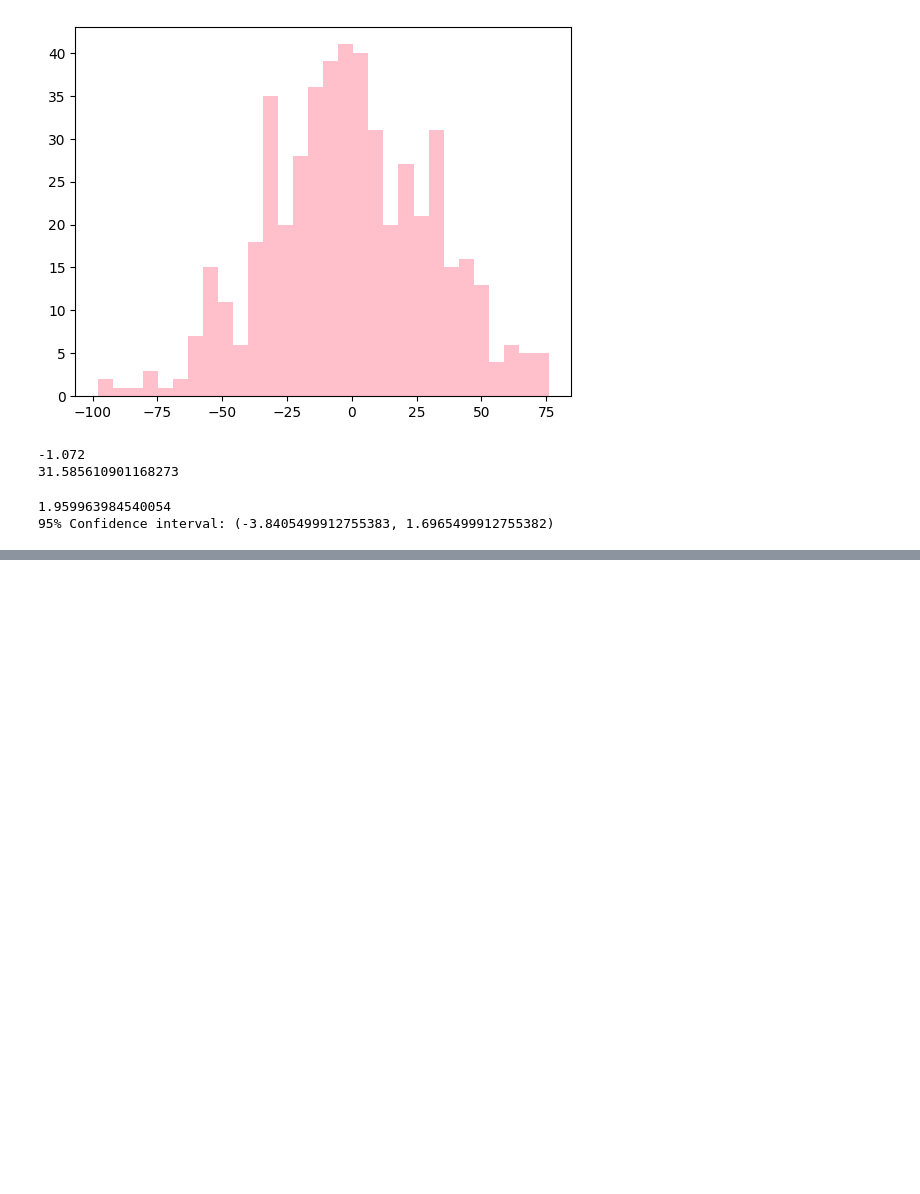
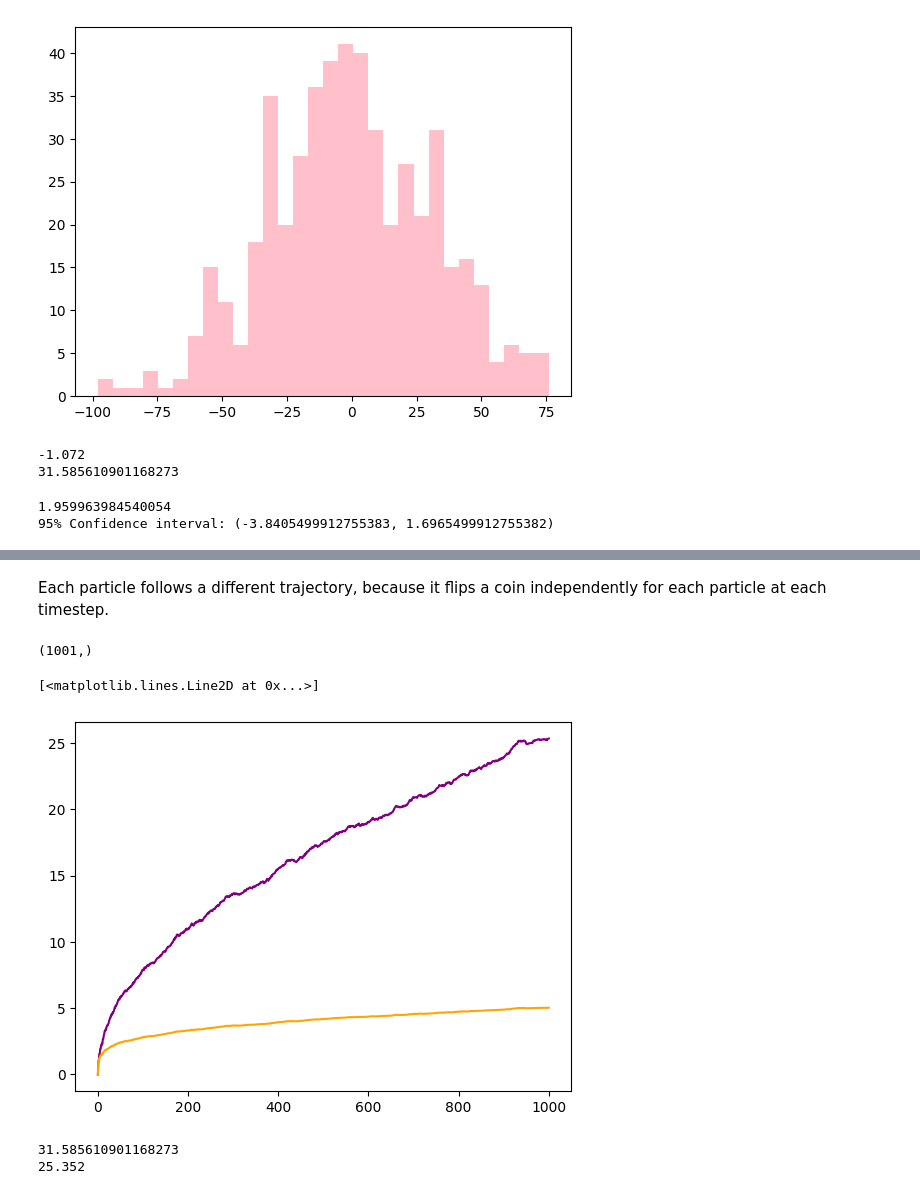
Before and after one commit to mariakesa/MITNeuralComputation, a Jupyter notebook: ProblemSet1/random_walk.ipynb, the cells around one changed output, grey strips where cells are left out. Cells and saved outputs as stored; diff of their text form; code cells hidden in the pictures; blank space fills up the shorter version.

Commit message:
displacement

```diff
--- a/ProblemSet1/random_walk.ipynb
+++ b/ProblemSet1/random_walk.ipynb
@@ -85,0 +103,20 @@ print(f"95% Confidence interval: ({ci_lower}, {ci_upper})")
+# %% [markdown]
+Each particle follows a different trajectory, because it flips a coin independently for each particle at each timestep.
+# %%
+def mean_displacement_t(X):
+    #broadcasting
+    return np.mean(np.abs(-X), axis=0)
+print(mean_displacement_t(dat['X']).shape)
+mean_displacement=mean_displacement_t(dat['X'])
+plt.plot(mean_displacement, color='purple')
+plt.plot(np.sqrt(mean_displacement), color='orange')
+# %% [output]
+(1001,)
+[<matplotlib.lines.Line2D at 0x...>]
+[figure, added]
+# %%
+print(np.std(dat['X'][:,-1]))
+print(mean_displacement[-1])
+# %% [output]
+31.585610901168273
+25.352
```
Also changed, not shown: parts of 3 cells of this notebook.
